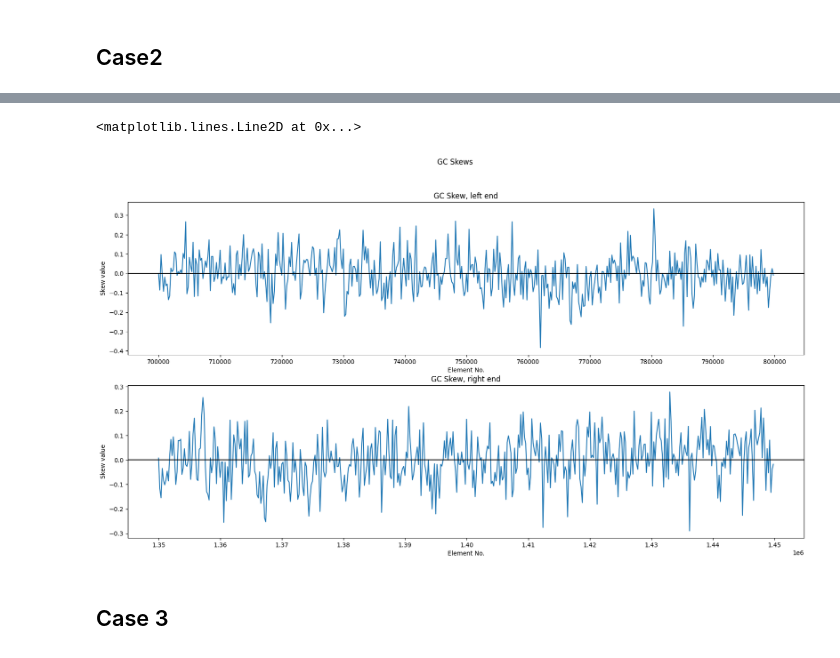
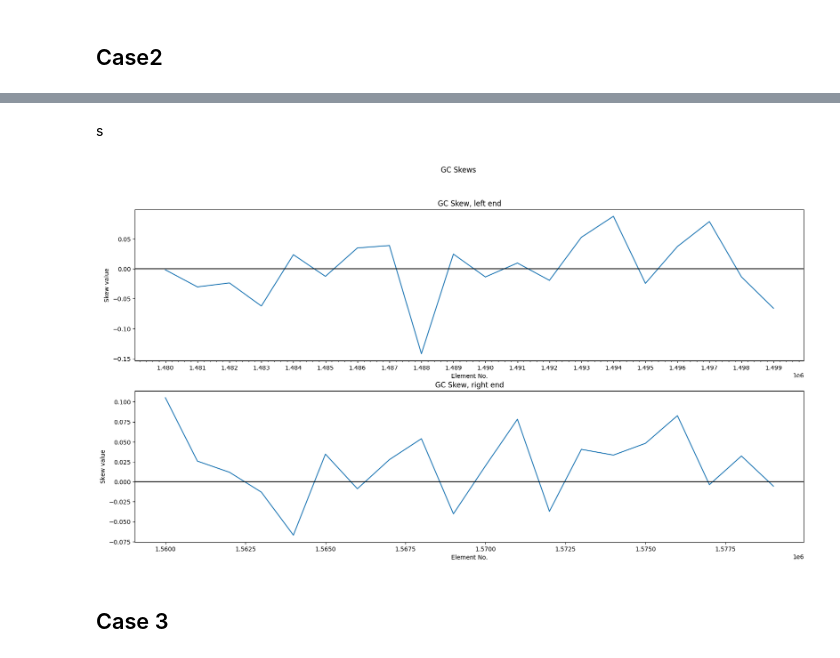
Before and after one commit to Nickitarius/fatsa_contest, a Jupyter notebook: case1.ipynb, the cells around one changed output, grey strips where cells are left out. Drawn from its saved outputs; the diff is of its cells as text; code cells hidden in the pictures.

```diff
--- a/case1.ipynb
+++ b/case1.ipynb
@@ -260,37 +322,42 @@ plt.show()
+# %% [markdown]
+s
 # %%
-window_size1 = 200
+window_size1 = 1000
 
 fig_3, (ax_l, ax_r) = plt.subplots(2, 1, figsize=(20, 10))
 fig_3.suptitle("GC Skews")
 
-border_left_l = 700000
-border_right_l = 800000
+border_left_l = 1480*1000
+border_right_l = 1500*1000
 
 seq_l = seq_orig[border_left_l:border_right_l]
 skew_l = SU.GC_skew(seq_l, window_size1)
 
 ax_l.set_title("GC Skew, left end")
 ax_l.plot(range(border_left_l, border_right_l, window_size1), skew_l)
 ax_l.set_xlabel("Element No.")
 ax_l.set_ylabel("Skew value")
-ax_l.xaxis.set_major_locator(MultipleLocator(10000))
+ax_l.xaxis.set_minor_locator(MultipleLocator(200))
+ax_l.xaxis.set_major_locator(MultipleLocator(1000))
 ax_l.axhline(0, color='black')
 
-border_left_r = 1350*1000
-border_right_r = 1450*1000
+border_left_r = 1560*1000
+border_right_r = 1580*1000
 
 seq_r = seq_orig[border_left_r:border_right_r]
 skew_r = SU.GC_skew(seq_r, window_size1)
 
 ax_r.set_title("GC Skew, right end")
 ax_r.plot(range(border_left_r, border_right_r, window_size1), skew_r)
 ax_r.set_xlabel("Element No.")
 ax_r.set_ylabel("Skew value")
-ax_r.xaxis.set_major_locator(MultipleLocator(10000))
+ax_l.xaxis.set_minor_locator(MultipleLocator(200))
+ax_l.xaxis.set_major_locator(MultipleLocator(1000))
 ax_r.axhline(0, color='black')
+
+plt.show()
 # %% [output]
-<matplotlib.lines.Line2D at 0x...>
-[figure, old version]
+[figure, new version]
 # %% [markdown]
 ## Case 3
 # %%
```
Also changed, not shown: parts of 11 cells of this notebook.
